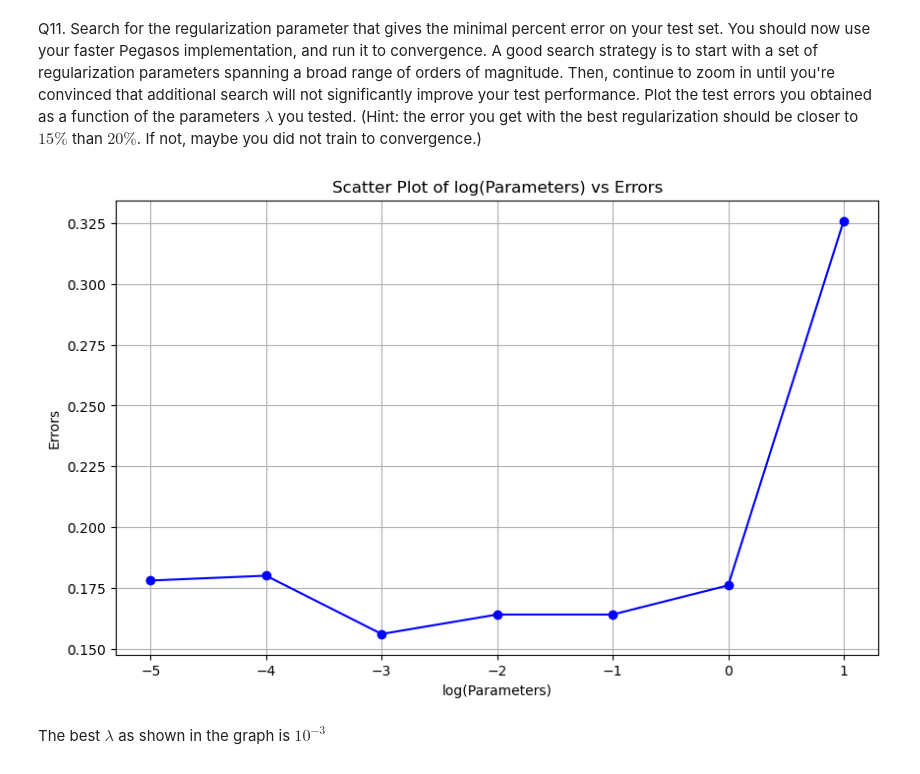
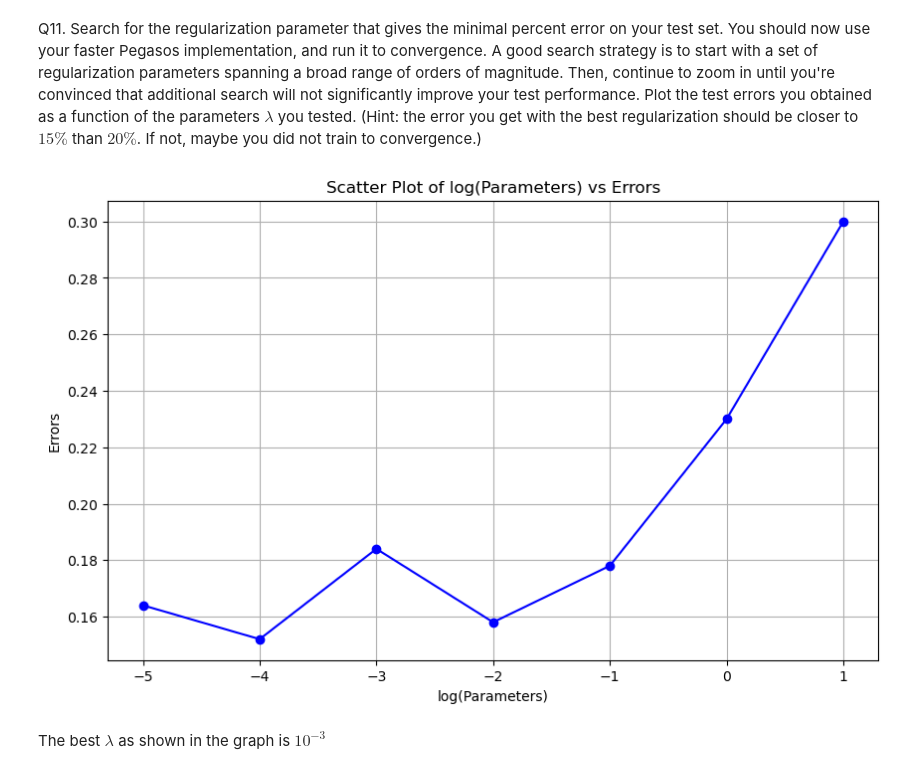
Before and after one commit to HYS20010113/ml_hw2, a Jupyter notebook: hw2/hw2.ipynb, the cells around one changed output. Drawn from its saved outputs; the diff is of its cells as text; code cells hidden in the pictures.

```diff
--- a/hw2/hw2.ipynb
+++ b/hw2/hw2.ipynb
@@ -314,20 +310,20 @@ Q11. Search for the regularization parameter that gives the minimal percent erro
 # %%
 import matplotlib.pyplot as plt
 lambdas = [1e-5, 1e-4, 1e-3, 1e-2, 1e-1, 1, 10]
 errors = []
 for lambda_ in lambdas:
-    w = fast_pegasos(x_train, y_train, lambda_=lambda_, max_epoch=18)
+    w = fast_pegasos(x_train, y_train, lambda_=lambda_, max_epoch=25)
     errors.append(classification_error(x_test, y_test, w))
 log_lambdas = np.log10(lambdas)
 plt.figure(figsize=(10, 6))
 plt.plot(log_lambdas, errors, color='blue', marker='o', linestyle='-')
 plt.title('Scatter Plot of log(Parameters) vs Errors')
 plt.xlabel('log(Parameters)')
 plt.ylabel('Errors')
 plt.grid(True)
 plt.show()
 # %% [output]
-[figure, old version]
+[figure, new version]
 # %% [markdown]
 The best $\lambda$ as shown in the graph is $10^{-3}$
 # %% [markdown]
```
Also changed, not shown: parts of 29 cells of this notebook, 6 other files.
